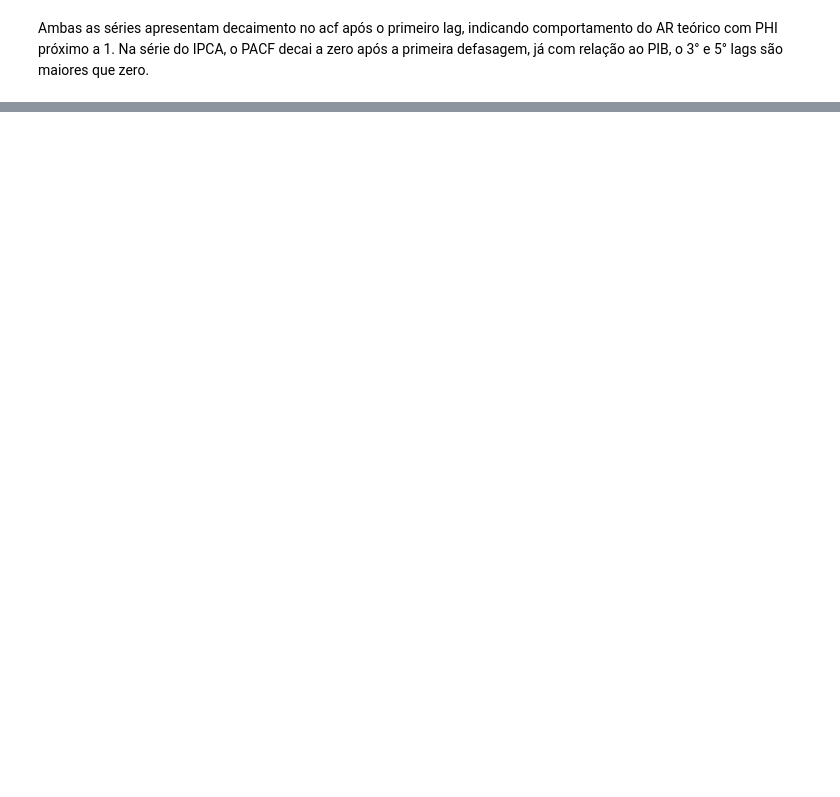
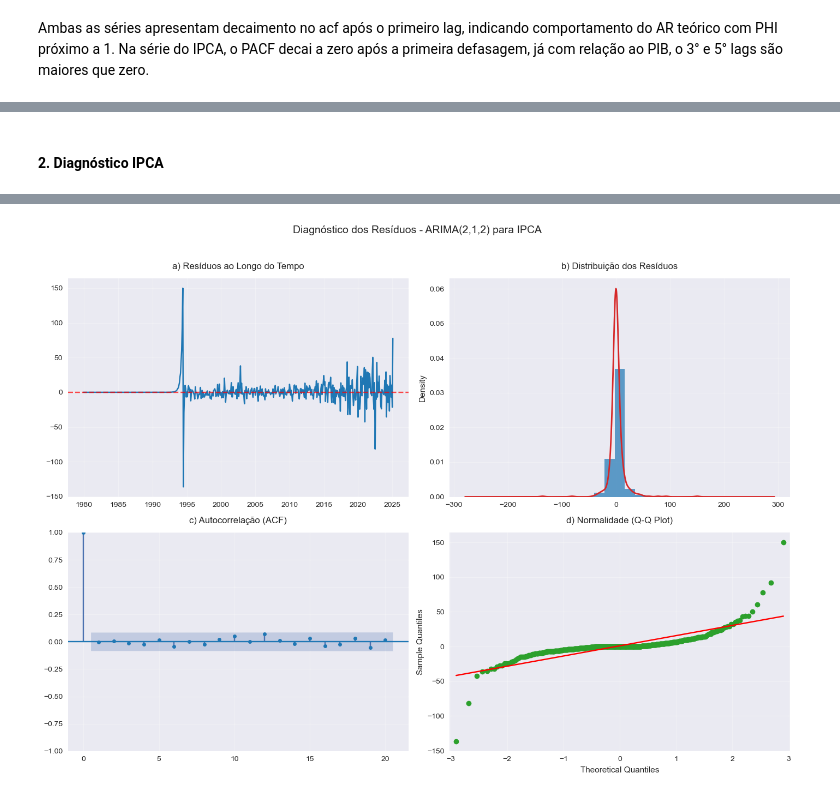
Before and after one commit to josekawan1/MacroAvancada, a Jupyter notebook: atividade1_macro_avancada_questao2.ipynb, the cells around one changed output, grey strips where cells are left out. Saved outputs shown, nothing was run; the diff lists cells and outputs as text; code cells hidden in the pictures; blank space fills up the shorter version.

```diff
--- a/atividade1_macro_avancada_questao2.ipynb
+++ b/atividade1_macro_avancada_questao2.ipynb
@@ -170,0 +546,71 @@ Ambas as séries apresentam decaimento no acf após o primeiro lag, indicando co
+# %% [markdown]
+#### 2. Diagnóstico IPCA
+# %%
+import pandas as pd
+import matplotlib.pyplot as plt
+from statsmodels.tsa.arima.model import ARIMA
+from statsmodels.stats.diagnostic import acorr_ljungbox
+from statsmodels.graphics.tsaplots import plot_acf
+from statsmodels.graphics.gofplots import qqplot
+
+# 1. Carregar os dados do IPCA
+dados = ipca['VALUE (-)']  # Substitua pelo nome real da sua coluna
+
+# 2. Ajustar o modelo ARIMA(2,1,2)
+try:
+    modelo = ARIMA(dados, order=(2, 1, 2))
+    resultado = modelo.fit()
+
+    # 3. Obter os resíduos
+    residuos = resultado.resid.dropna()
+
+    # 4. Configurar os gráficos de diagnóstico
+    fig, axes = plt.subplots(2, 2, figsize=(14, 10))
+    fig.suptitle('Diagnóstico dos Resíduos - ARIMA(2,1,2) para IPCA', y=1.02, fontsize=14)
+
+    # Gráfico 1: Série Temporal dos Resíduos
+    axes[0,0].plot(residuos, color='#1f77b4')
+    axes[0,0].axhline(0, color='red', linestyle='--', alpha=0.7)
+    axes[0,0].set_title('a) Resíduos ao Longo do Tempo', pad=12)
+    axes[0,0].grid(alpha=0.3)
+
+    # Gráfico 2: Distribuição
+    axes[0,1].hist(residuos, bins=15, density=True, color='#1f77b4', alpha=0.7)
+    residuos.plot(kind='kde', ax=axes[0,1], color='#d62728', linewidth=2)
+    axes[0,1].set_title('b) Distribuição dos Resíduos', pad=12)
+    axes[0,1].grid(alpha=0.3)
+
+    # Gráfico 3: ACF
+    plot_acf(residuos, lags=20, ax=axes[1,0], color='#1f77b4')
+    axes[1,0].set_title('c) Autocorrelação (ACF)', pad=12)
+    axes[1,0].grid(alpha=0.3)
+
+    # Gráfico 4: QQ-Plot
+    qqplot(residuos, line='s', ax=axes[1,1], color='#1f77b4', markerfacecolor='#2ca02c')
+    axes[1,1].set_title('d) Normalidade (Q-Q Plot)', pad=12)
+    axes[1,1].grid(alpha=0.3)
+
+    plt.tight_layout()
+
+    # 5. Teste de Ljung-Box
+    lb_test = acorr_ljungbox(residuos, lags=[10], return_df=True)
+    p_value = lb_test['lb_pvalue'].values[0]
+
+    # 6. Resultados Numéricos
+    print("\n" + "="*60)
+    print("DIAGNÓSTICO COMPLETO - ARIMA(2,1,2) PARA IPCA")
+    print("="*60)
+
+    print("\n► TESTE DE AUTOCORRELAÇÃO (Ljung-Box):")
+    print(f"   - Lag usado: 10")
+    print(f"   - Estatística do teste: {lb_test['lb_stat'].values[0]:.4f}")
+    print(f"   - p-valor: {p_value:.4f} {'(ruído branco)' if p_value > 0.05 else '(autocorrelação)'}")
+
+    print("\n► RESUMO DO MODELO:")
+    print(resultado.summary())
+
+    plt.show()
+
+except Exception as e:
+    print(f"\n❌ Erro no ARIMA(2,1,2): {str(e)}")
+# %% [output]
@@ -170,0 +653 @@ Ambas as séries apresentam decaimento no acf após o primeiro lag, indicando co
+[figure, added]
```
Also changed, not shown: parts of 37 cells of this notebook.
